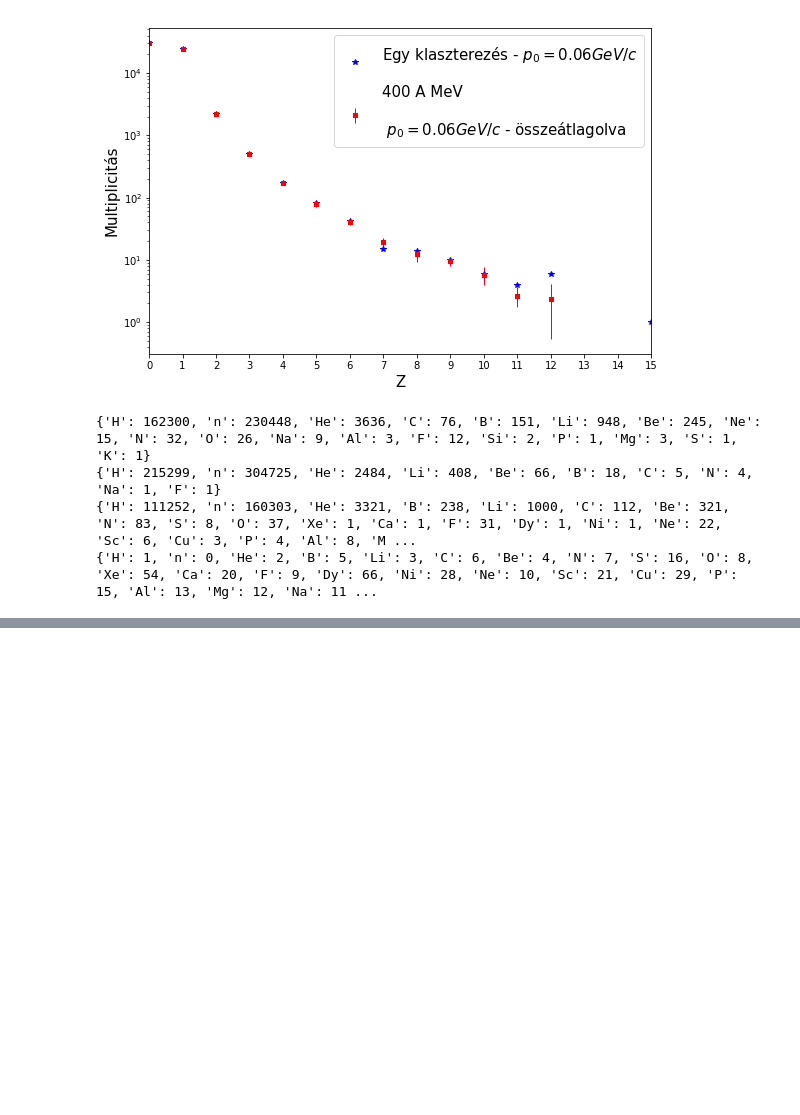
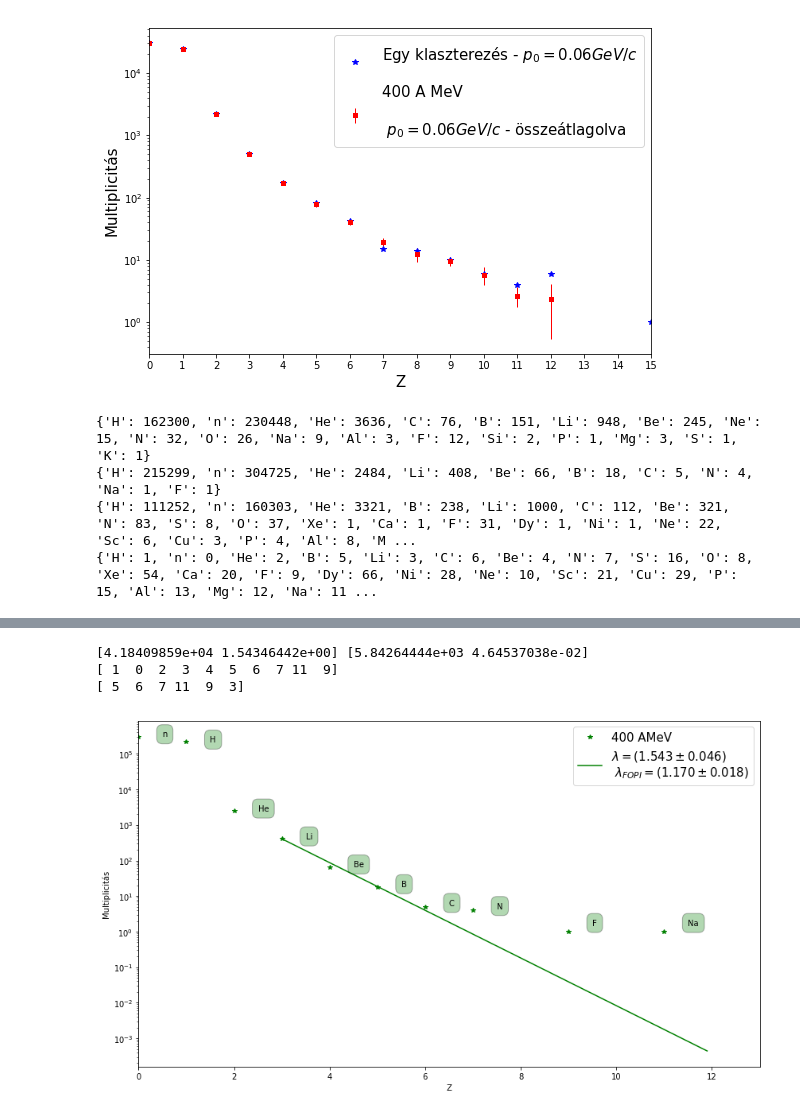
Before and after one commit to qbeer/szakdoli, a Jupyter notebook: BFS/visualize.ipynb, the cells around one changed output, grey strips where cells are left out. Drawn from its saved outputs; the diff is of its cells as text; code cells hidden in the pictures; blank space fills up the shorter version.

```diff
--- a/BFS/visualize.ipynb
+++ b/BFS/visualize.ipynb
@@ -719,0 +753,32 @@ savefig('./chemical.png')
+# %%
+plt.figure(figsize(14,8))
+plt.plot(periodic2name.values(), periodic400.values(), 'g*')
+for label, x, y in zip(periodic2name.keys(), periodic2name.values(), periodic400.values()):
+    plt.annotate(label, xy = (x + .5, y + .5), bbox=dict(boxstyle='round,pad=0.7', fc='green', alpha=0.3))
+plt.yscale('log')
+xlabel('Z')
+ylabel('Multiplicitás')
+
+popt400, pcov400 = curve_fit(exponential_fit,
+                         np.concatenate((np.array(list(periodic2name.values()))[5:13],np.array(list(periodic2name.values()))[3:4]), axis=0),
+                         np.concatenate((np.array(list(periodic400.values()))[5:13],np.array(list(periodic400.values()))[3:4]), axis=0), p0=[10**3, 0.14])
+perr400 = sqrt(diag(pcov400))
+
+print(popt400, perr400)
+
+plt.plot(np.arange(3,12, step=0.1), exponential_fit(np.arange(3,12, step=0.1),*popt400), 'g-')
+
+xlim(0,13)
+
+plt.legend(('400 AMeV', '$\lambda = (1.543 \pm 0.046)$\n $\lambda_{FOPI} = (1.170 \pm 0.018)$'), fontsize=15)
+
+print((np.array(list(periodic2name.values()))))
+print(np.concatenate((np.array(list(periodic2name.values()))[5:13],np.array(list(periodic2name.values()))[3:4]), axis=0))
+
+
+savefig('./FOPI400.png')
+# %% [output]
+[4.18409859e+04 1.54346442e+00] [5.84264444e+03 4.64537038e-02]
+[ 1  0  2  3  4  5  6  7 11  9]
+[ 5  6  7 11  9  3]
+[figure, added]
```
Also changed, not shown: parts of 6 cells of this notebook, 15 other files.
